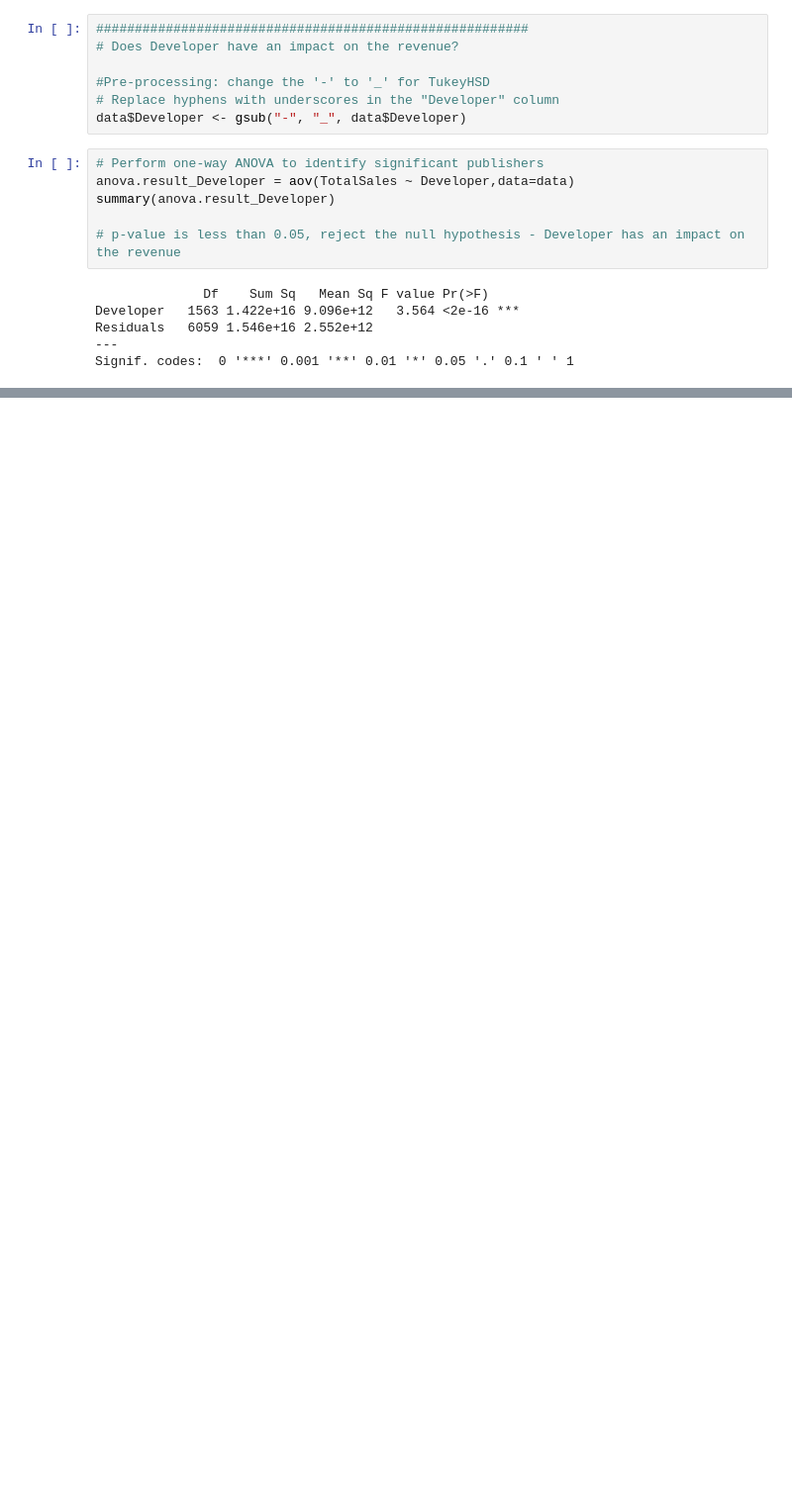
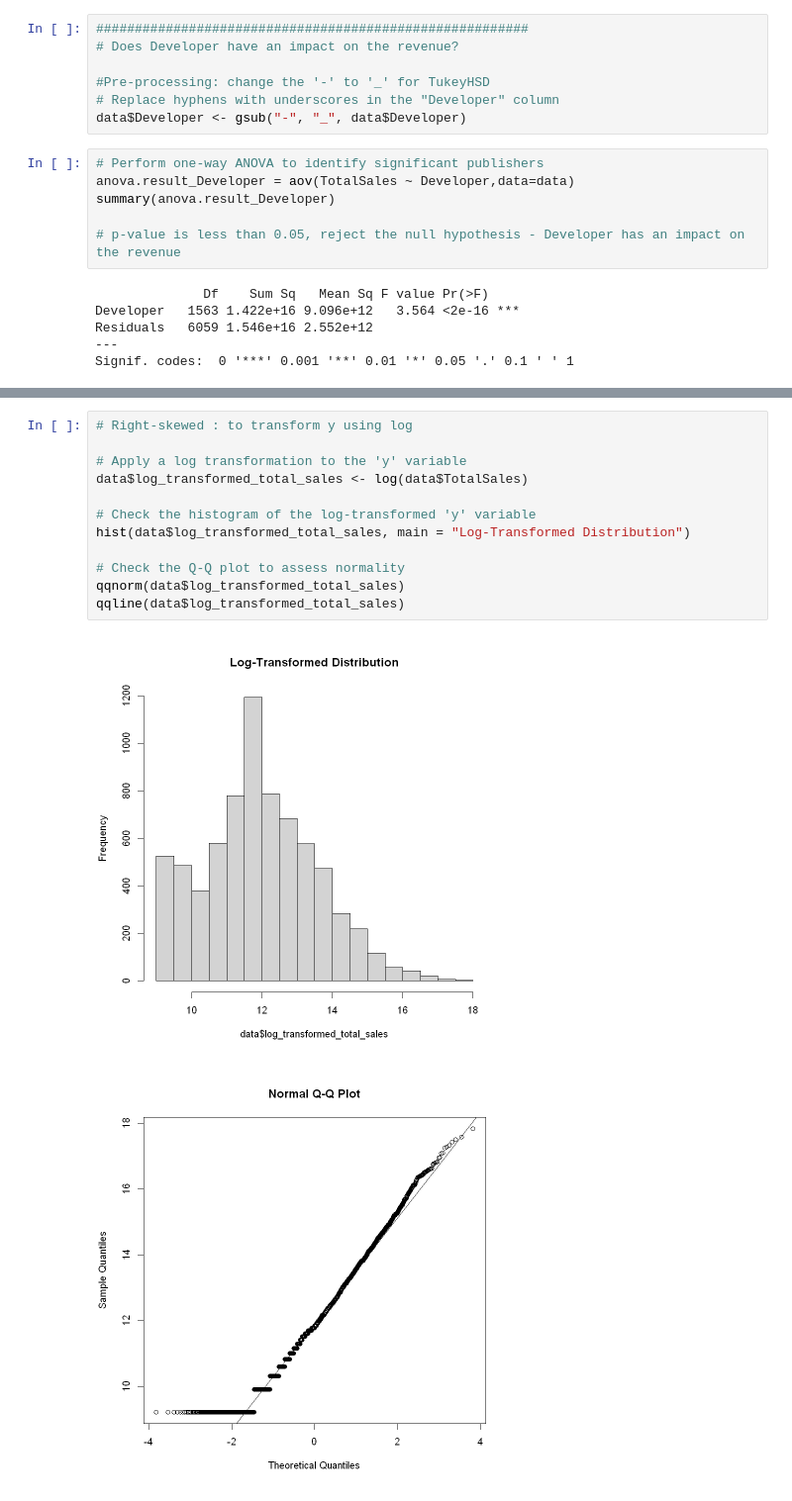
Before and after one commit to wd686/EBAC, a Jupyter notebook: dataProcessing/revenuePredictor.ipynb, the cells around one changed output, grey strips where cells are left out. Shown at 99% size. Drawn from its saved outputs; the diff is of its cells as text; blank space fills up the shorter version.

```diff
--- a/dataProcessing/revenuePredictor.ipynb
+++ b/dataProcessing/revenuePredictor.ipynb
@@ -278,0 +385,15 @@ Signif. codes:  0 '***' 0.001 '**' 0.01 '*' 0.05 '.' 0.1 ' ' 1
+# %%
+# Right-skewed : to transform y using log
+
+# Apply a log transformation to the 'y' variable
+data$log_transformed_total_sales <- log(data$TotalSales)
+
+# Check the histogram of the log-transformed 'y' variable
+hist(data$log_transformed_total_sales, main = "Log-Transformed Distribution")
+
+# Check the Q-Q plot to assess normality
+qqnorm(data$log_transformed_total_sales)
+qqline(data$log_transformed_total_sales)
+# %% [output]
+[figure, added]
+[figure, added]
```
Also changed, not shown: parts of 77 cells of this notebook, 2 other files.
